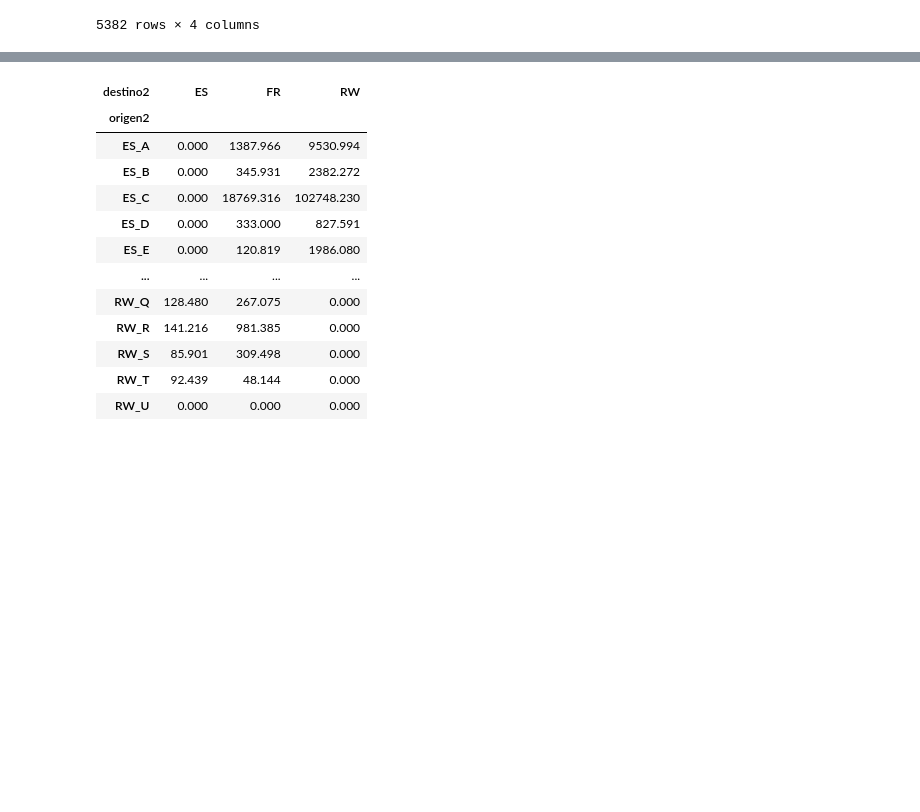
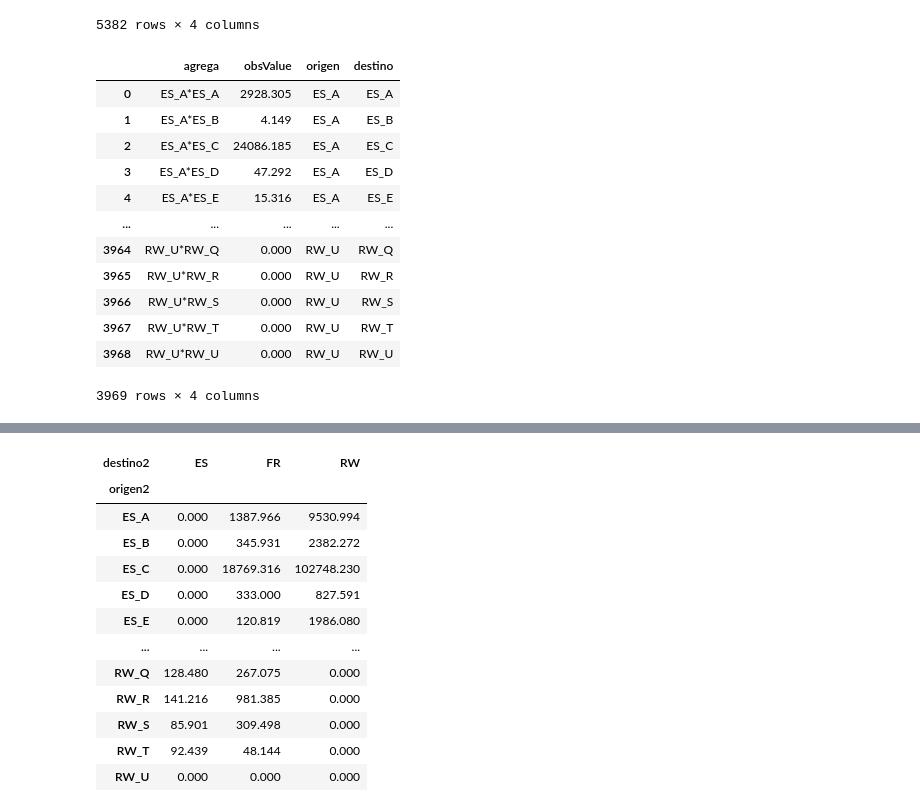
Before and after one commit to jorgenotte/TiVA, a Jupyter notebook: TiVA_FIGARO.ipynb, the cells around one changed output, grey strips where cells are left out. Drawn from its saved outputs; the diff is of its cells as text; code cells hidden in the pictures; blank space fills up the shorter version.

```diff
--- a/TiVA_FIGARO.ipynb
+++ b/TiVA_FIGARO.ipynb
@@ -60,4 +77,20 @@ patron2 = '|'.join(valores2)
 df_z_pre = df_colapsado[~df_colapsado['origen'].str.contains(patron1, regex=True) & ~df_colapsado['destino'].str.contains(patron2, regex=True) ].reset_index(drop=True)
 df_tls1 = df_colapsado[(df_colapsado['origen'] == 'W2_D21X31') & ~df_colapsado['destino'].str.contains(patron2, regex=True)].reset_index(drop=True)
 df_va_pre = df_colapsado[((df_colapsado['origen'] == 'W2_D1') | (df_colapsado['origen'] == 'W2_D29X39') | (df_colapsado['origen'] == 'W2_B2A3G')) & ~df_colapsado['destino'].str.contains(patron2, regex=True)].reset_index(drop=True)
+# %%
+df_z_pre
+# %% [output]
+|  | agrega | obsValue | origen | destino |
+| 0 | ES_A*ES_A | 2928.305 | ES_A | ES_A |
+| 1 | ES_A*ES_B | 4.149 | ES_A | ES_B |
+| 2 | ES_A*ES_C | 24086.185 | ES_A | ES_C |
+| 3 | ES_A*ES_D | 47.292 | ES_A | ES_D |
+| 4 | ES_A*ES_E | 15.316 | ES_A | ES_E |
+| ... | ... | ... | ... | ... |
+| 3964 | RW_U*RW_Q | 0.000 | RW_U | RW_Q |
+| 3965 | RW_U*RW_R | 0.000 | RW_U | RW_R |
+| 3966 | RW_U*RW_S | 0.000 | RW_U | RW_S |
+| 3967 | RW_U*RW_T | 0.000 | RW_U | RW_T |
+| 3968 | RW_U*RW_U | 0.000 | RW_U | RW_U |
+3969 rows × 4 columns
 # %%
```
Also changed, not shown: parts of 19 cells of this notebook.
